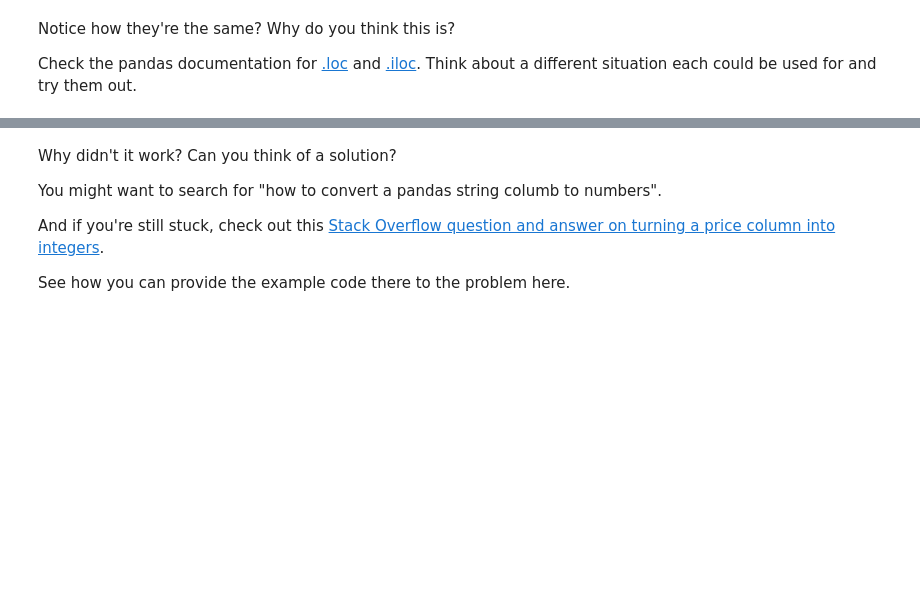
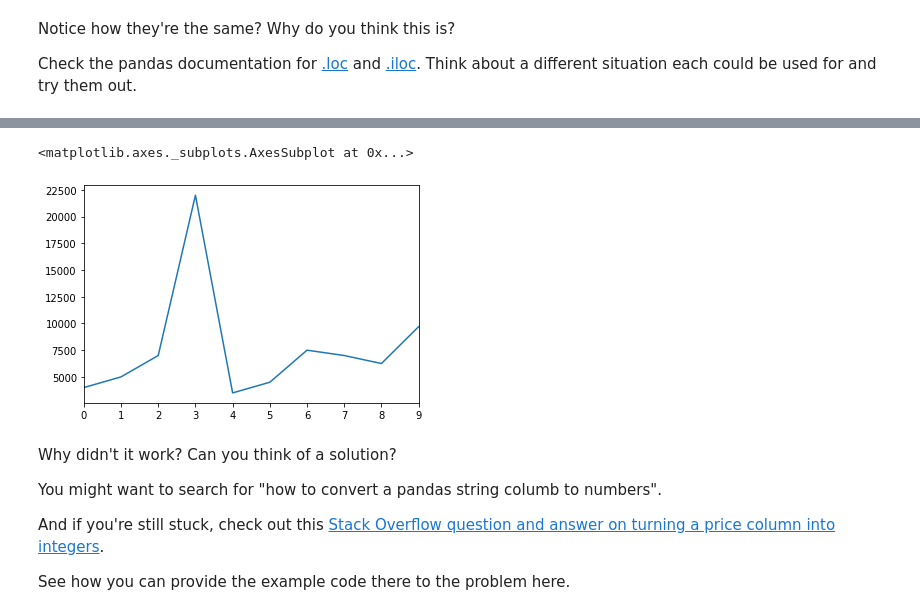
Before and after one commit to dulajkavinda/pandas-exploring-data-ML, a Jupyter notebook: pandas-exercises.ipynb, the cells around one changed output, grey strips where cells are left out. Cells and saved outputs as stored; diff of their text form; code cells hidden in the pictures; blank space fills up the shorter version.

```diff
--- a/pandas-exercises.ipynb
+++ b/pandas-exercises.ipynb
@@ -139,3 +271,9 @@ Check the pandas documentation for [.loc](https://pandas.pydata.org/pandas-docs/
+# %%
+car_sales["Price"] = car_sales["Price"].str.replace('[\$\,]|\.\d*', '').astype(int)
+car_sales["Price"].plot()
+# %% [output]
+<matplotlib.axes._subplots.AxesSubplot at 0x...>
+[figure, added]
 # %% [markdown]
 Why didn't it work? Can you think of a solution?
 
```
Also changed, not shown: parts of 40 cells of this notebook.
